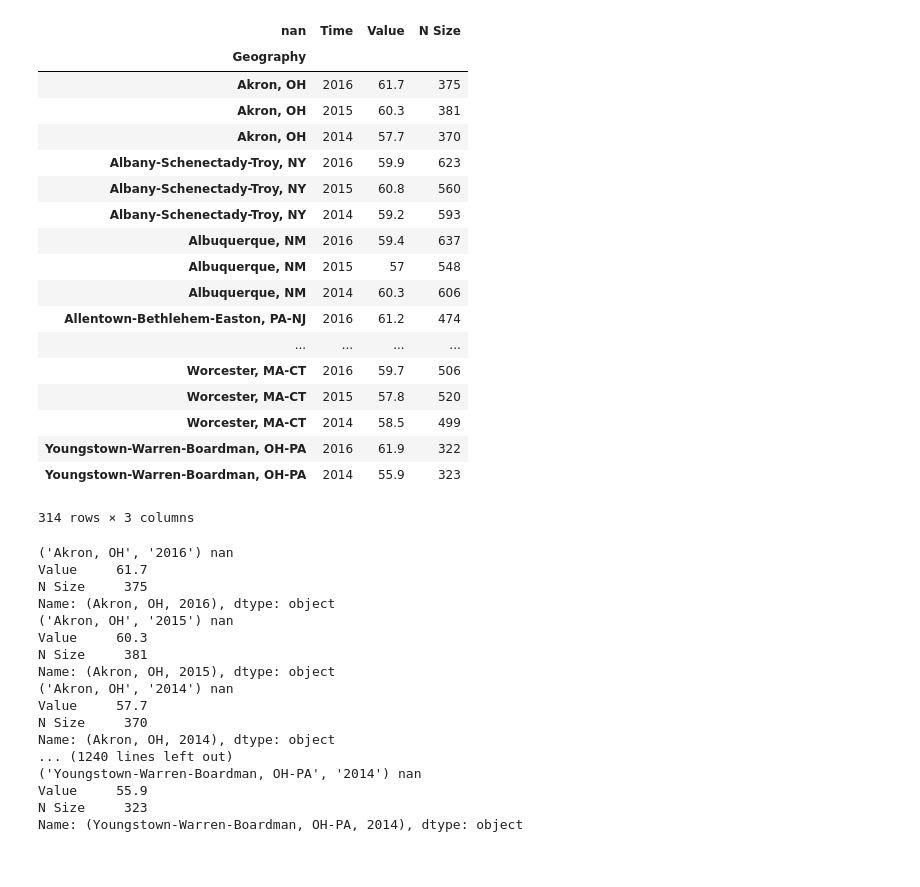
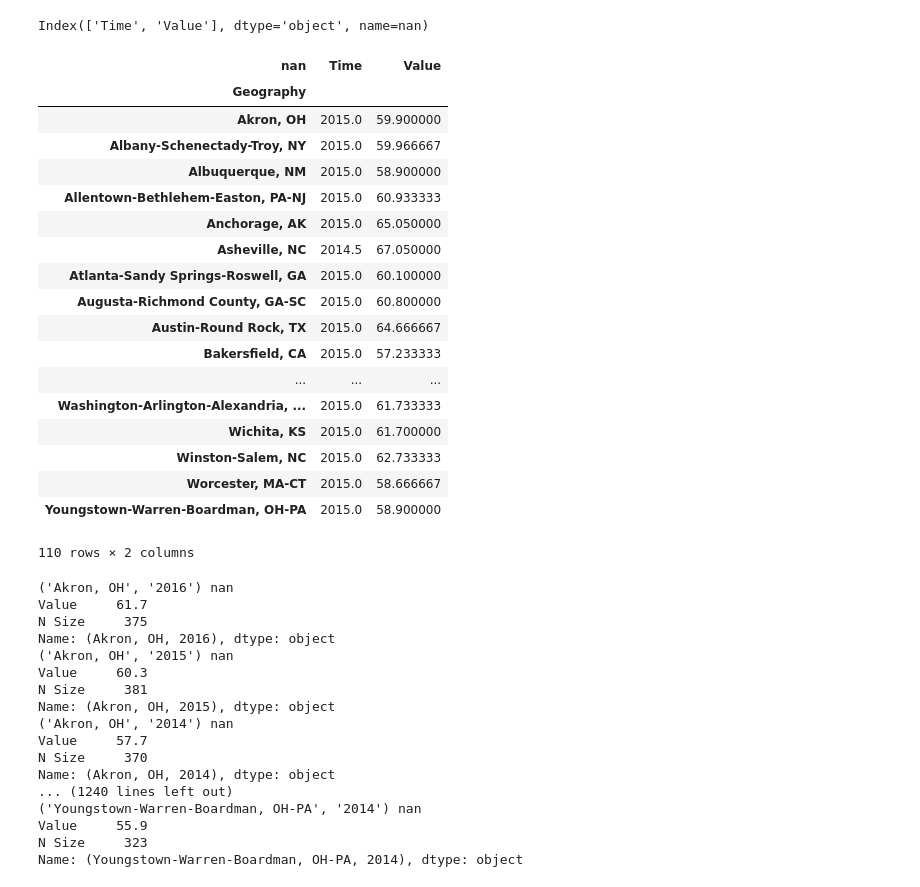
Before and after one commit to IgnacioBecerra/HappiestCity, a Jupyter notebook: Happy_Data/Happiness_Parser.ipynb, the cells around one changed output. Saved outputs shown, nothing was run; the diff lists cells and outputs as text; code cells hidden in the pictures.

Commit message:
Happiness parser now calculates mean happiness of cities properly

```diff
--- a/Happy_Data/Happiness_Parser.ipynb
+++ b/Happy_Data/Happiness_Parser.ipynb
@@ -4,45 +5,50 @@ import pandas as pd
 # %%
 # Excel file with city/community well being data
 happy_excel = 'Gallup_CommunityWellbeing.xlsx'
 # Dependency: Install xlrd >= 0.9.0 for Excel support
 df_happy = pd.read_excel(happy_excel)
 # Delete first 6 lines as they have unimportant information
 df_happy = df_happy.iloc[6:]
 # Set columns to first row that has header information
 df_happy.columns = df_happy.iloc[0]
 # Now that header info from first row is saved as column names, drop first row
 df_happy = df_happy.iloc[1:]
 # Drop 'Demographic' and 'Demographic Value' columns, as they only contain string 'Aggregate'
 df_happy.drop(['Demographic', 'Demographic Value'], axis=1, inplace=True)
-# Create multiple
-#df_happy.set_index(['Geography', 'Time'], inplace=True)
-df_happy.set_index('Geography', inplace=True)
+# Drop 'N Size' as sample size is not important for our analysis
+df_happy.drop(['N Size'], axis=1, inplace=True)
+
+str_geo = 'Geography'
+str_val = 'Value'
+str_time = 'Time'
+
+df_happy[str_val] = pd.to_numeric(df_happy[str_val])
+df_happy[str_time] = pd.to_numeric(df_happy[str_time])
+cities = df_happy.groupby(str_geo)
+avg_happy = cities.mean()
+print(avg_happy.columns)
+avg_happy
+# %% [output]
+Index(['Time', 'Value'], dtype='object', name=nan)
+| nan | Time | Value |
+| Geography |  |  |
+| Akron, OH | 2015.0 | 59.900000 |
+| Albany-Schenectady-Troy, NY | 2015.0 | 59.966667 |
+| Albuquerque, NM | 2015.0 | 58.900000 |
+| Allentown-Bethlehem-Easton, PA-NJ | 2015.0 | 60.933333 |
+| Anchorage, AK | 2015.0 | 65.050000 |
+| Asheville, NC | 2014.5 | 67.050000 |
+| Atlanta-Sandy Springs-Roswell, GA | 2015.0 | 60.100000 |
+| Augusta-Richmond County, GA-SC | 2015.0 | 60.800000 |
+| Austin-Round Rock, TX | 2015.0 | 64.666667 |
+| Bakersfield, CA | 2015.0 | 57.233333 |
+| ... | ... | ... |
+| Washington-Arlington-Alexandria, ... | 2015.0 | 61.733333 |
+| Wichita, KS | 2015.0 | 61.700000 |
+| Winston-Salem, NC | 2015.0 | 62.733333 |
+| Worcester, MA-CT | 2015.0 | 58.666667 |
+| Youngstown-Warren-Boardman, OH-PA | 2015.0 | 58.900000 |
+110 rows × 2 columns
-# %%
-str_geo = 'Geography'
-str_val = 'Value'
-str_time = 'Time'
-str_size = 'N Size'
-df_happy
-# %% [output]
-| nan | Time | Value | N Size |
-| Geography |  |  |  |
-| Akron, OH | 2016 | 61.7 | 375 |
-| Akron, OH | 2015 | 60.3 | 381 |
-| Akron, OH | 2014 | 57.7 | 370 |
-| Albany-Schenectady-Troy, NY | 2016 | 59.9 | 623 |
-| Albany-Schenectady-Troy, NY | 2015 | 60.8 | 560 |
-| Albany-Schenectady-Troy, NY | 2014 | 59.2 | 593 |
-| Albuquerque, NM | 2016 | 59.4 | 637 |
-| Albuquerque, NM | 2015 | 57 | 548 |
-| Albuquerque, NM | 2014 | 60.3 | 606 |
-| Allentown-Bethlehem-Easton, PA-NJ | 2016 | 61.2 | 474 |
-| ... | ... | ... | ... |
-| Worcester, MA-CT | 2016 | 59.7 | 506 |
-| Worcester, MA-CT | 2015 | 57.8 | 520 |
-| Worcester, MA-CT | 2014 | 58.5 | 499 |
-| Youngstown-Warren-Boardman, OH-PA | 2016 | 61.9 | 322 |
-| Youngstown-Warren-Boardman, OH-PA | 2014 | 55.9 | 323 |
-314 rows × 3 columns
 # %%
 # Create pandas series of average of previous years for each community
 #ser_happy_avg = df_happy[['', '']].mean(axis=1)
```
Also changed, not shown: parts of 2 cells of this notebook.
